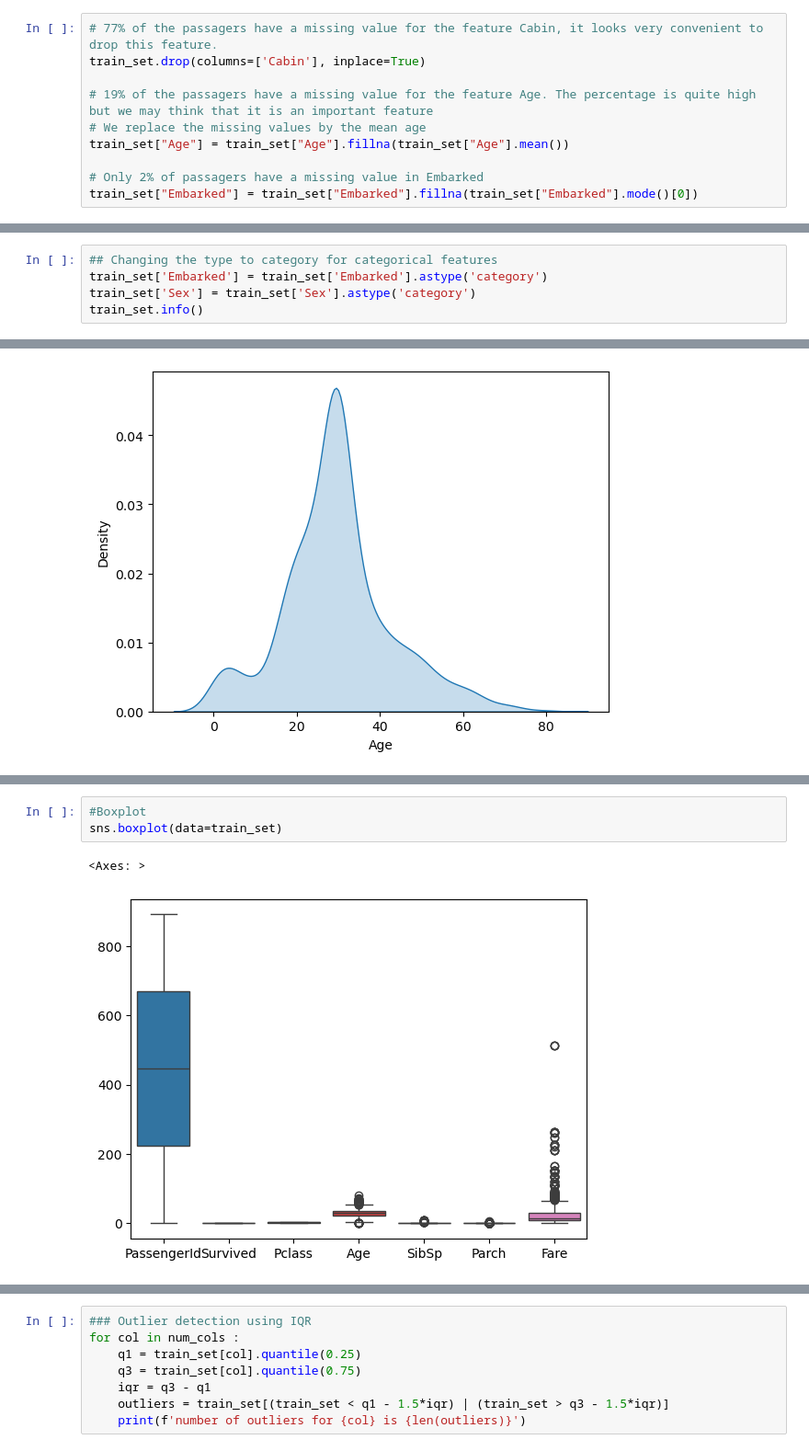
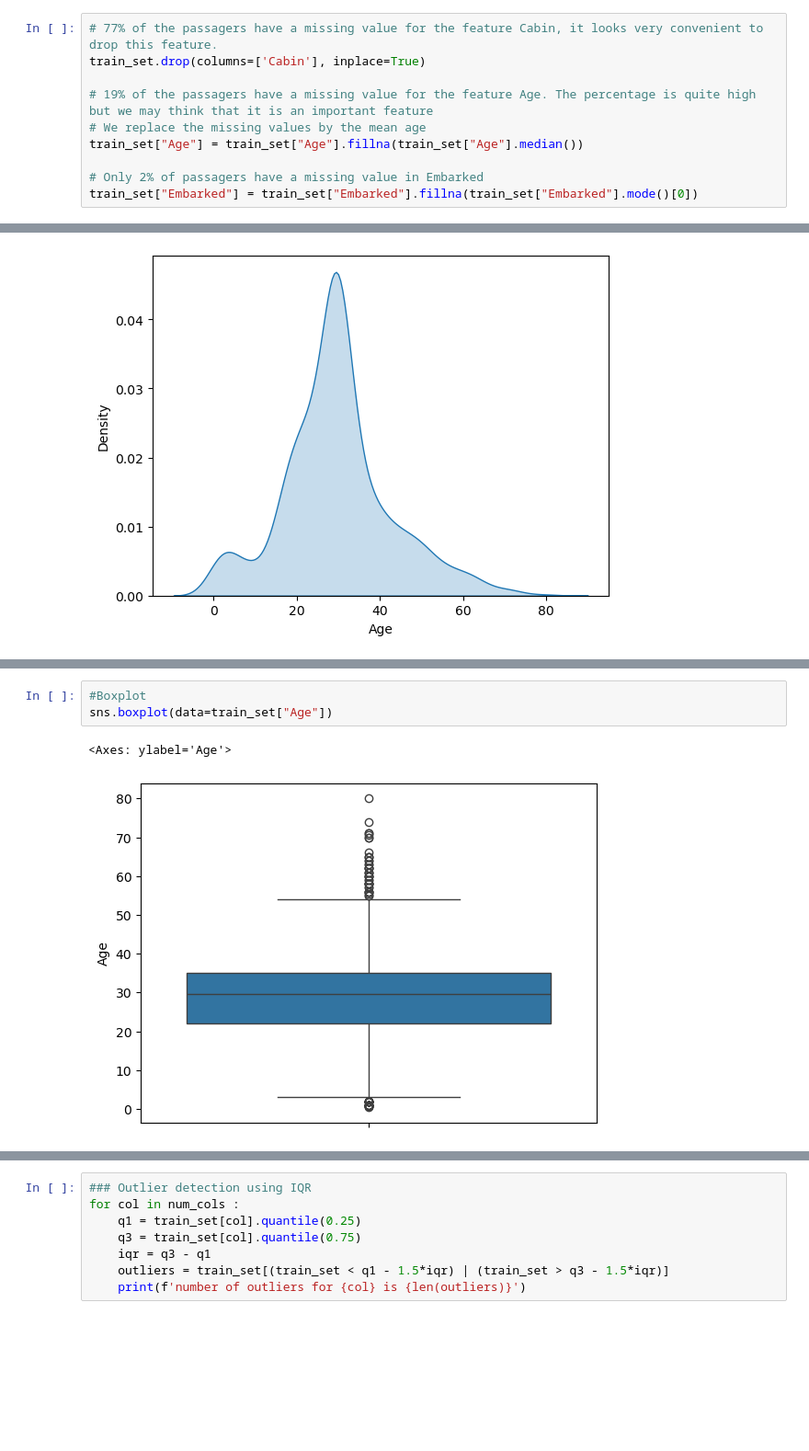
Before and after one commit to OJ658/Titanic_Survival_Prediction, a Jupyter notebook: survival_prediction.ipynb, the cells around one changed output, grey strips where cells are left out. Shown at 92% size. Drawn from its saved outputs; the diff is of its cells as text; blank space fills up the shorter version.

```diff
--- a/survival_prediction.ipynb
+++ b/survival_prediction.ipynb
@@ -161,7 +166,7 @@ train_set.drop(columns=['Cabin'], inplace=True)
 
 # 19% of the passagers have a missing value for the feature Age. The percentage is quite high but we may think that it is an important feature
 # We replace the missing values by the mean age
-train_set["Age"] = train_set["Age"].fillna(train_set["Age"].mean())
+train_set["Age"] = train_set["Age"].fillna(train_set["Age"].median())
 
 # Only 2% of passagers have a missing value in Embarked
 train_set["Embarked"] = train_set["Embarked"].fillna(train_set["Embarked"].mode()[0])
@@ -203,5 +194,0 @@ Name: count, dtype: int64
-# %%
-## Changing the type to category for categorical features
-train_set['Embarked'] = train_set['Embarked'].astype('category')
-train_set['Sex'] = train_set['Sex'].astype('category')
-train_set.info()
@@ -298,6 +242,6 @@ for col in num_cols:
 # %%
 #Boxplot
-sns.boxplot(data=train_set)
+sns.boxplot(data=train_set["Age"])
 # %% [output]
-<Axes: >
+<Axes: ylabel='Age'>
-[figure, old version]
+[figure, new version]
```
Also changed, not shown: parts of 43 cells of this notebook.
